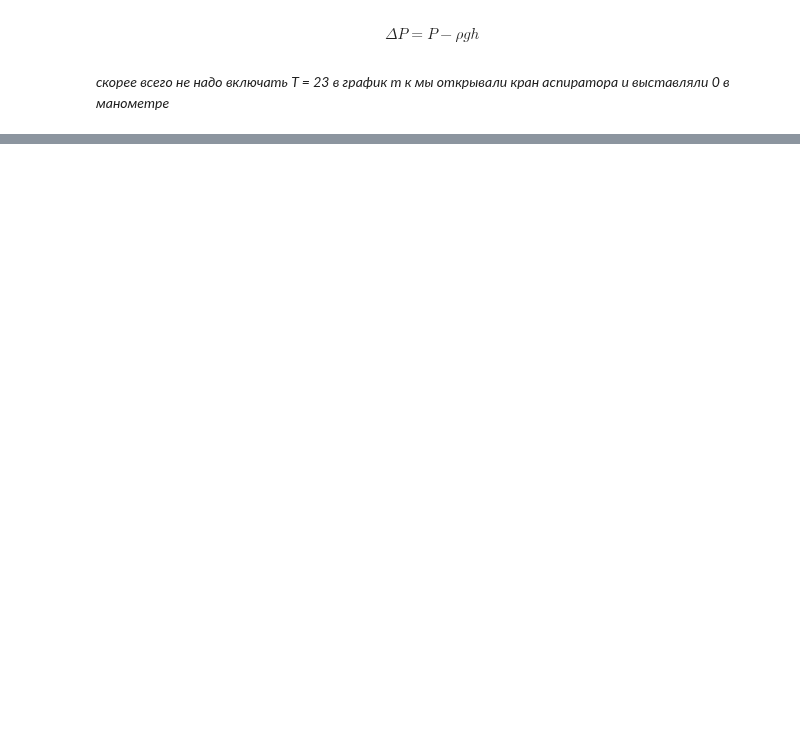
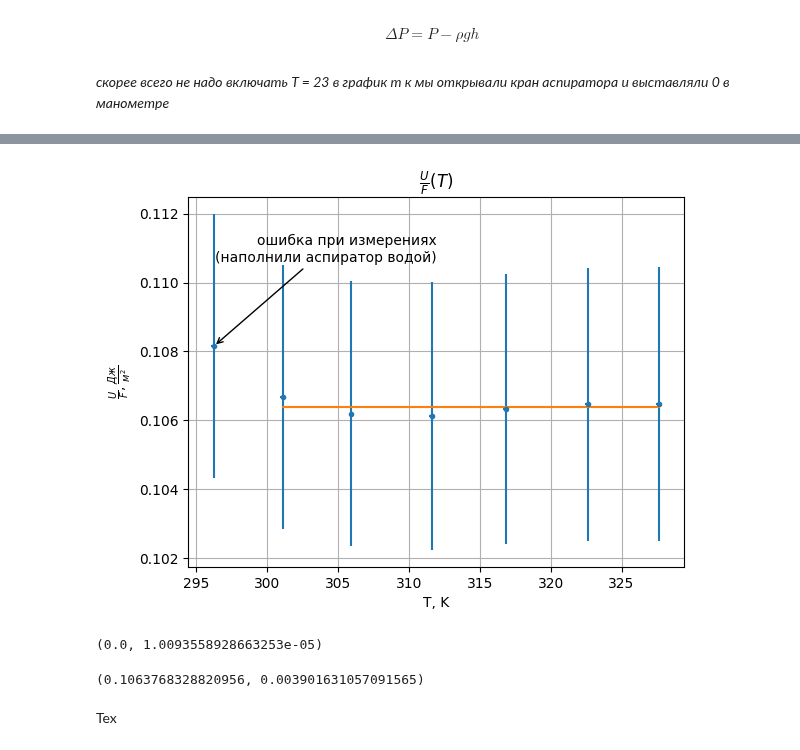
Before and after one commit to UjeNeTORT/labs, a Jupyter notebook: sem_2/2.5.1/laba.ipynb, the cells around one changed output, grey strips where cells are left out. Cells and saved outputs as stored; diff of their text form; code cells hidden in the pictures; blank space fills up the shorter version.

```diff
--- a/sem_2/2.5.1/laba.ipynb
+++ b/sem_2/2.5.1/laba.ipynb
@@ -38,3 +52,5 @@ r_igla
+# %%
+r_igla = np.mean(r_igla)
 # %% [markdown]
 Внутренний диаметр иглы по микроскопу
 # %%
@@ -120,0 +216,10 @@ plt.show()
+# %%
+U_F = [sigmas[i] - Ts[i]*dsigmadt for i in range (len(Ts))]
+U_F_err = [np.sqrt(
+    (sigma_errors[i])**2 +
+    (dsigmadt_err * Ts[i])**2 +
+    (Ts_error[i]*dsigmadt)**2
+) for i in range (len(Ts))]
+
+eps_U_F = [U_F_err[i] / U_F [i] * 100 for i in range (len(Ts))]
+eps_U_F
@@ -120,0 +234,29 @@ plt.show()
+# %%
+plt.title ('$\\frac{U}{F} (T)$')
+plt.xlabel ('T, K')
+plt.ylabel ('$\\frac{U}{F}, \\frac{Дж}{м^2}$')
+
+plt.errorbar(x = Ts, y = U_F, xerr = Ts_error, yerr = U_F_err, marker='.', ls = "None")
+plt.annotate('ошибка при измерениях\n(наполнили аспиратор водой)',
+            xy=(Ts[0], U_F[0]),
+            xytext=(0.50, 0.9), textcoords='axes fraction',
+            arrowprops=dict(arrowstyle="->", facecolor='black'),
+            horizontalalignment='right', verticalalignment='top')
+
+k, b, kerr, berr = LeastSquares (Ts[1:], U_F[1:])
+x = np.array([min(Ts[1:]), max(Ts[1:])])
+plt.plot(x, k * x + b)
+plt.grid(visible=True)
+plt.show()
+k, kerr
+# %% [output]
+[figure, added]
+(0.0, 1.0093558928663253e-05)
+# %%
+U_F_mean = np.mean (U_F[1:])
+U_F_mean_err = np.sqrt((np.std (U_F) / np.sqrt (len (U_F) - 1))**2 + np.mean(U_F_err)**2)
+U_F_mean, U_F_mean_err
+# %% [output]
+(0.1063768328820956, 0.003901631057091565)
+# %% [markdown]
+Tex
```
Also changed, not shown: parts of 19 cells of this notebook, 1 other file.
